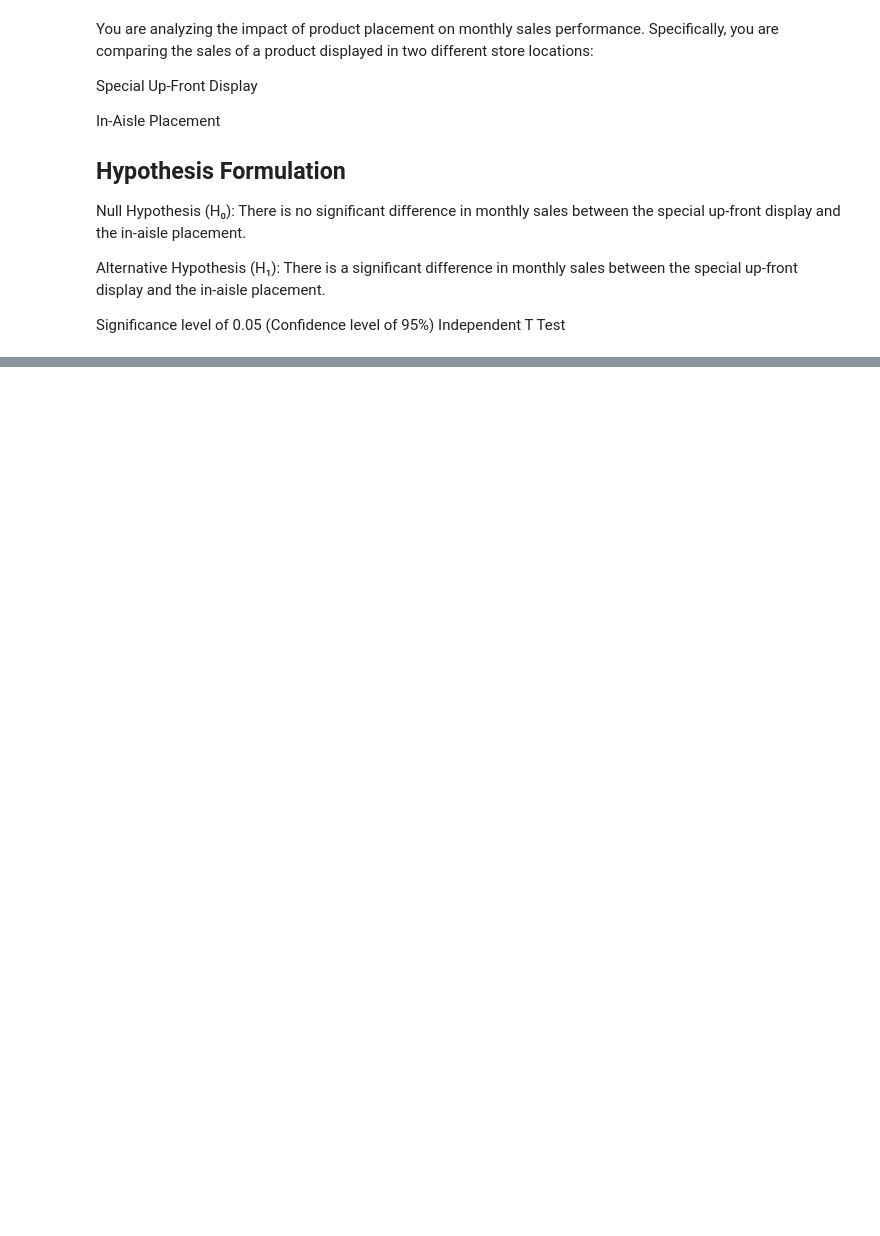
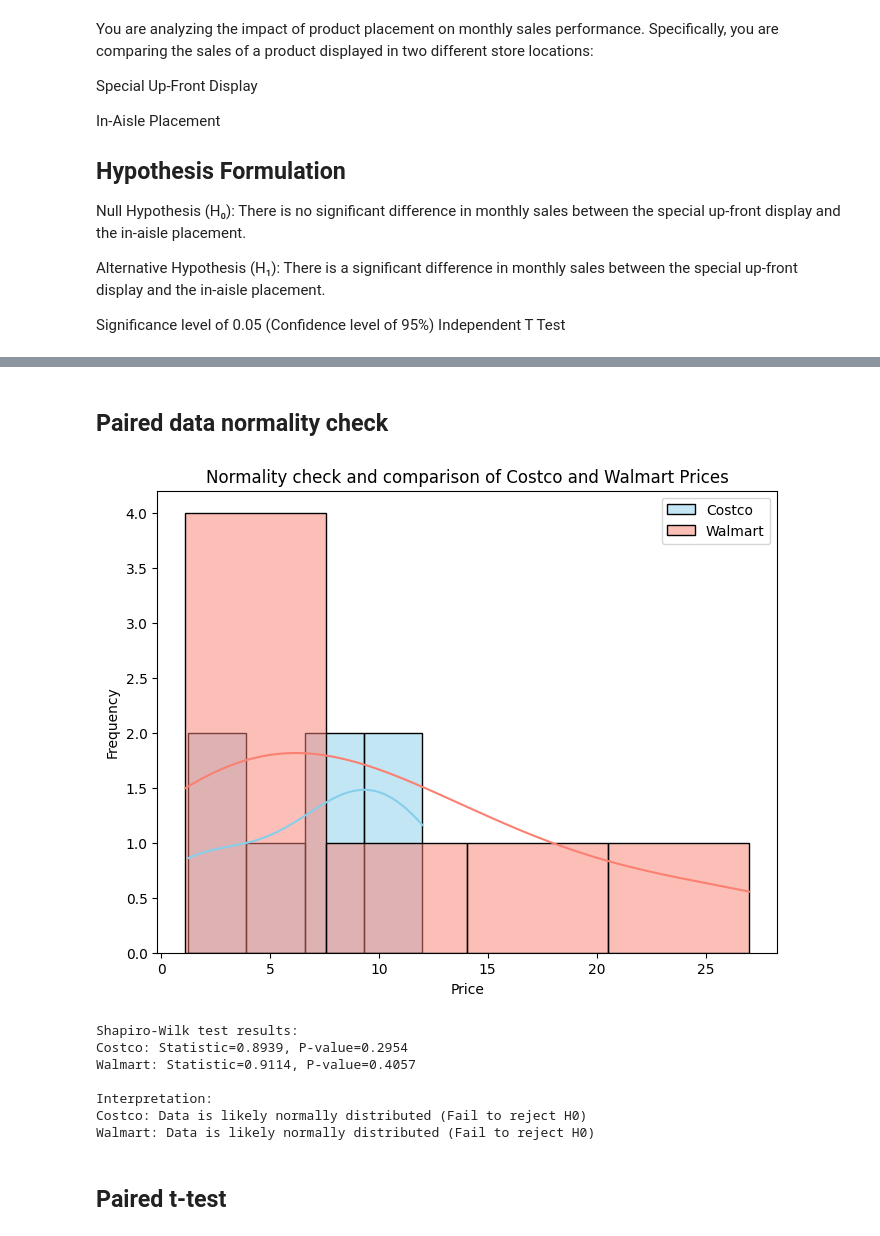
Before and after one commit to Kartavya-Jharwal/Kartavya_Business_Analytics2025, a Jupyter notebook: Class_Assignments/week5/Week_5_Session_1.ipynb, the cells around one changed output, grey strips where cells are left out. Cells and saved outputs as stored; diff of their text form; code cells hidden in the pictures; blank space fills up the shorter version.

```diff
--- a/Class_Assignments/week5/Week_5_Session_1.ipynb
+++ b/Class_Assignments/week5/Week_5_Session_1.ipynb
@@ -21,0 +198,46 @@ import seaborn as sns
+# %% [markdown]
+## Paired data normality check
+# %%
+# Normality check with seaborn plots
+plt.figure(figsize=(8, 6))
+
+sns.histplot(data=df_paired, x='Costco', kde=True, color='skyblue', label='Costco')
+sns.histplot(data=df_paired, x='Walmart', kde=True, color='salmon', label='Walmart')
+
+plt.title('Normality check and comparison of Costco and Walmart Prices')
+plt.xlabel('Price')
+plt.ylabel('Frequency')
+plt.legend()
+plt.show()
+
+# Shapiro-Wilk test for normality
+shapiro_costco = stats.shapiro(df_paired['Costco'])
+shapiro_walmart = stats.shapiro(df_paired['Walmart'])
+
+print("\nShapiro-Wilk test results:")
+print(f"Costco: Statistic={shapiro_costco.statistic:.4f}, P-value={shapiro_costco.pvalue:.4f}")
+print(f"Walmart: Statistic={shapiro_walmart.statistic:.4f}, P-value={shapiro_walmart.pvalue:.4f}")
+
+# Interpret the Shapiro-Wilk test results
+alpha = 0.05
+print("\nInterpretation:")
+if shapiro_costco.pvalue < alpha:
+    print("Costco: Data is likely not normally distributed (Reject H0)")
+else:
+    print("Costco: Data is likely normally distributed (Fail to reject H0)")
+
+if shapiro_walmart.pvalue < alpha:
+    print("Walmart: Data is likely not normally distributed (Reject H0)")
+else:
+    print("Walmart: Data is likely normally distributed (Fail to reject H0)")
+# %% [output]
+[figure, added]
+Shapiro-Wilk test results:
+Costco: Statistic=0.8939, P-value=0.2954
+Walmart: Statistic=0.9114, P-value=0.4057
+
+Interpretation:
+Costco: Data is likely normally distributed (Fail to reject H0)
+Walmart: Data is likely normally distributed (Fail to reject H0)
+# %% [markdown]
+## Paired t-test
```
Also changed, not shown: parts of 9 cells of this notebook.
